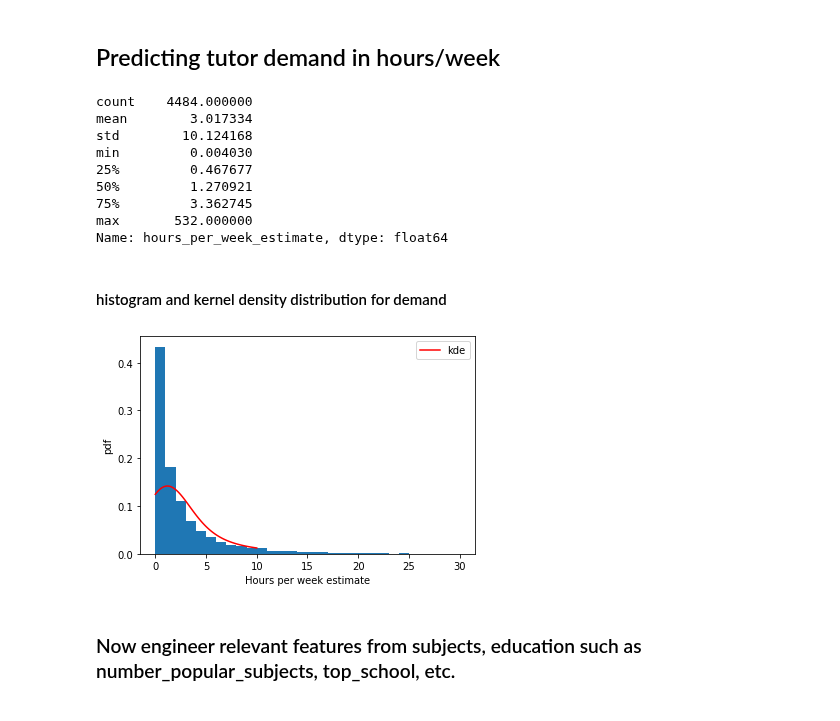
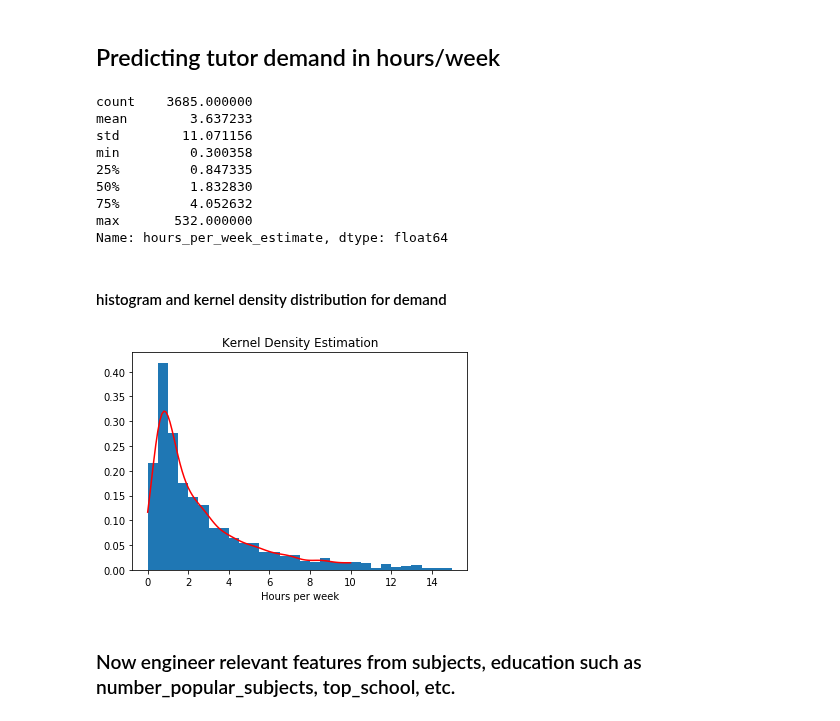
Before and after one commit to vijayoct27/tutor_prediction, a Jupyter notebook: notebook/tutor_demand.ipynb, the cells around one changed output. Cells and saved outputs as stored; diff of their text form; code cells hidden in the pictures.

Commit message:
update images

```diff
--- a/notebook/tutor_demand.ipynb
+++ b/notebook/tutor_demand.ipynb
@@ -46,7 +46,7 @@ df_eng = pd.concat([df_eng, df_nlp], axis=1)
 # cuts on targets
 
 #df_eng = df_eng.loc[df_eng[df_eng['hours_per_week_estimate'] < 20].index]
-#df_eng = df_eng.loc[df_eng[df_eng['hours_per_week_estimate'] > 0.5].index]
+df_eng = df_eng.loc[df_eng[df_eng['hours_per_week_estimate'] > 0.3].index]
 #df_eng = df_eng.loc[df_eng[df_eng['hours_tutor'] <= 1000].index]
 
 #df_eng = df_eng.loc[df_eng[df_eng['rate'] <= 200].index]
@@ -55,29 +55,30 @@ df_eng = pd.concat([df_eng, df_nlp], axis=1)
 # %%
 df_eng['hours_per_week_estimate'].describe()
 # %% [output]
-count    4484.000000
-mean        3.017334
-std        10.124168
-min         0.004030
-25%         0.467677
-50%         1.270921
-75%         3.362745
+count    3685.000000
+mean        3.637233
+std        11.071156
+min         0.300358
+25%         0.847335
+50%         1.832830
+75%         4.052632
 max       532.000000
 Name: hours_per_week_estimate, dtype: float64
 # %% [markdown]
 #### histogram and kernel density distribution for demand
 # %%
-plt.hist(df_eng.hours_per_week_estimate, bins=30, range=(0,30), density=True)
-plt.xlabel('Hours per week estimate')
-gkde = stats.gaussian_kde(df_eng.hours_per_week_estimate, bw_method = 0.2, weights=None)
+plt.hist(df_eng.hours_per_week_estimate, bins=30, range=(0,15), density=True)
+plt.xlabel('Hours per week')
+gkde = stats.gaussian_kde(df_eng.hours_per_week_estimate, bw_method = 0.04, weights=None)
 ind = np.linspace(0,10,101)
 kdepdf = gkde.evaluate(ind)
 plt.plot(ind, kdepdf, label='kde', color="r")
-plt.ylabel('pdf')
-plt.legend()
+plt.title('Kernel Density Estimation')
+#plt.legend()
+plt.savefig('kde-demand.png', dpi=100)
 plt.show()
 # %% [output]
-[figure, old version]
+[figure, new version]
 # %% [markdown]
 ### Now engineer relevant features from subjects, education such as number_popular_subjects, top_school, etc.
 # %%
```
Also changed, not shown: parts of 22 cells of this notebook, 11 other files.
